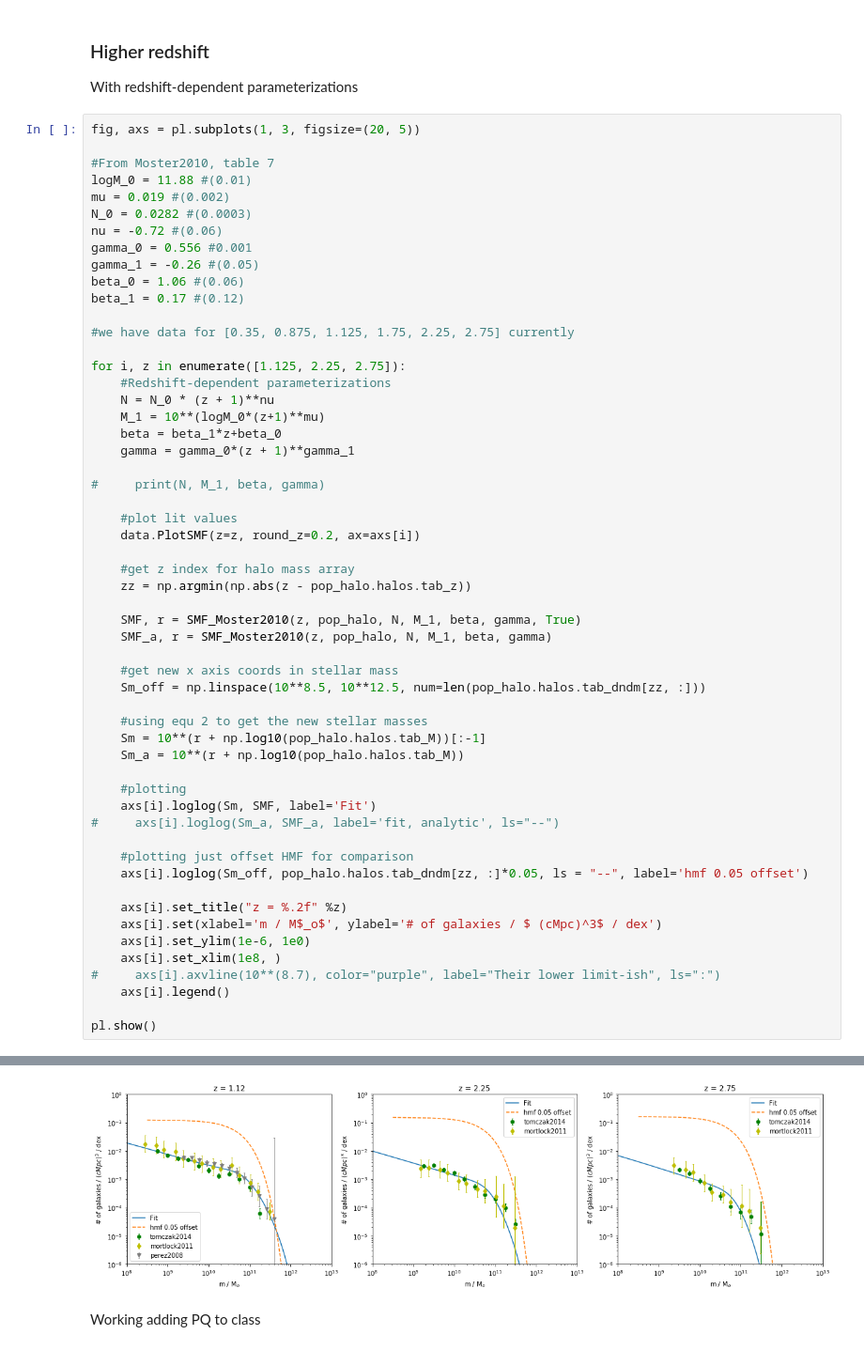
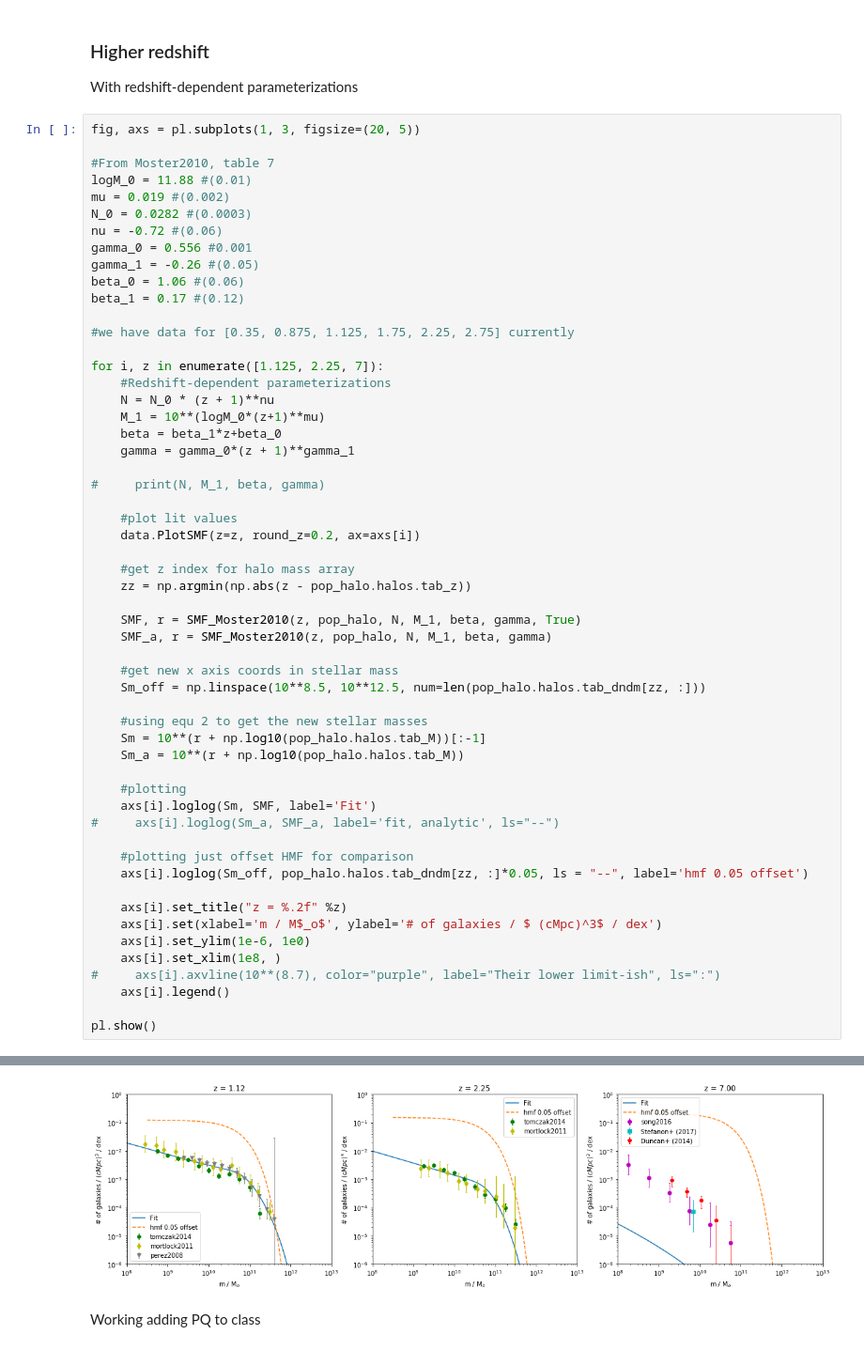
Before and after one commit to eklem1/GalaxySim, a Jupyter notebook: HMFtoSMF_nonLinear.ipynb, the cells around one changed output, grey strips where cells are left out. Shown: that part at 94% size. Saved outputs shown, nothing was run; the diff lists cells and outputs as text.

```diff
--- a/HMFtoSMF_nonLinear.ipynb
+++ b/HMFtoSMF_nonLinear.ipynb
@@ -253,7 +252,7 @@ beta_1 = 0.17 #(0.12)
 
 #we have data for [0.35, 0.875, 1.125, 1.75, 2.25, 2.75] currently
 
-for i, z in enumerate([1.125, 2.25, 2.75]):
+for i, z in enumerate([1.125, 2.25, 7]):
     #Redshift-dependent parameterizations
     N = N_0 * (z + 1)**nu
     M_1 = 10**(logM_0*(z+1)**mu)
@@ -297,4 +298,4 @@ pl.show()
-[figure, old version]
+[figure, new version]
 # %% [markdown]
 Working adding PQ to class
 # %%
```
Also changed, not shown: parts of 7 cells of this notebook, 4 other files.
